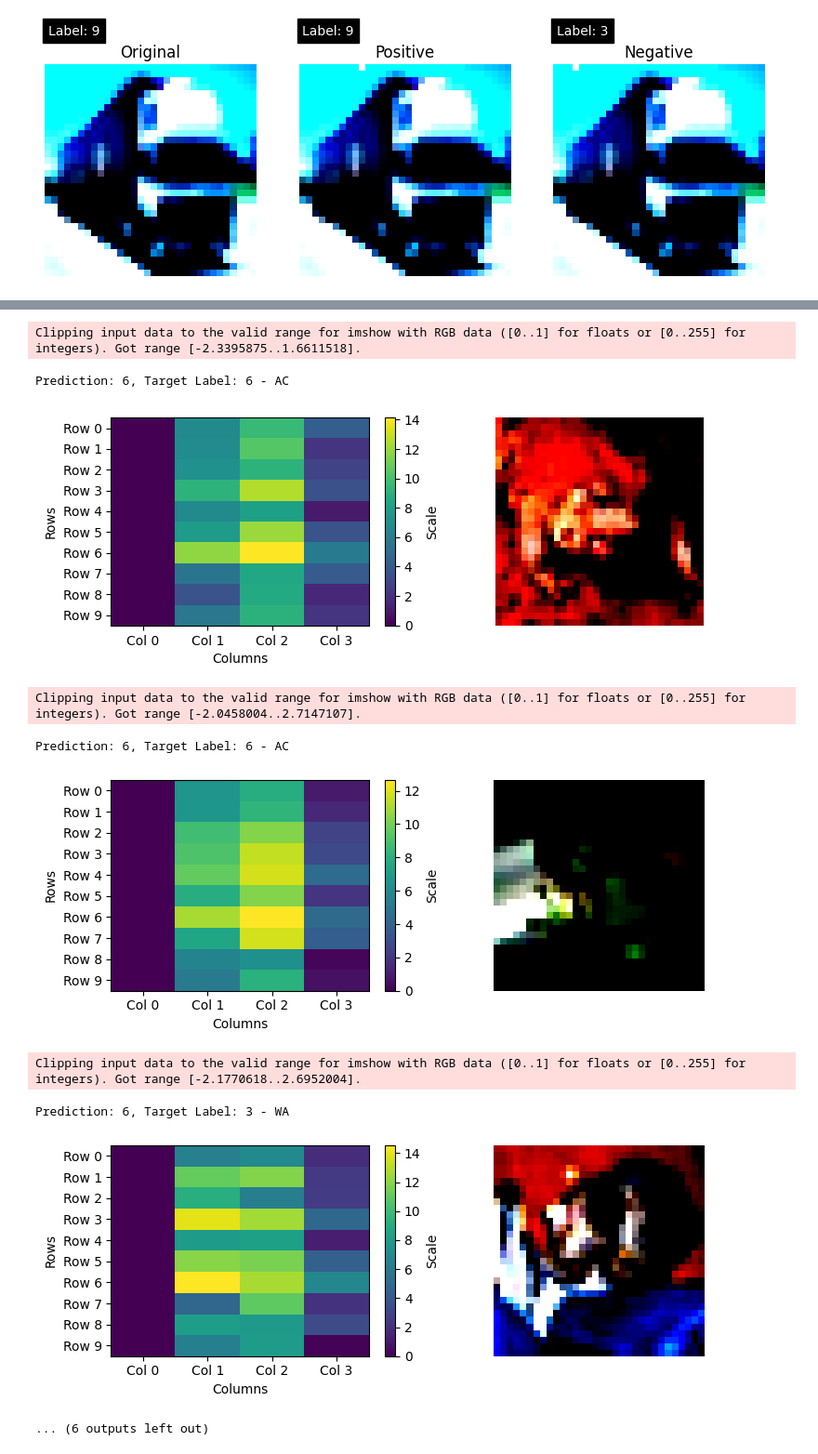
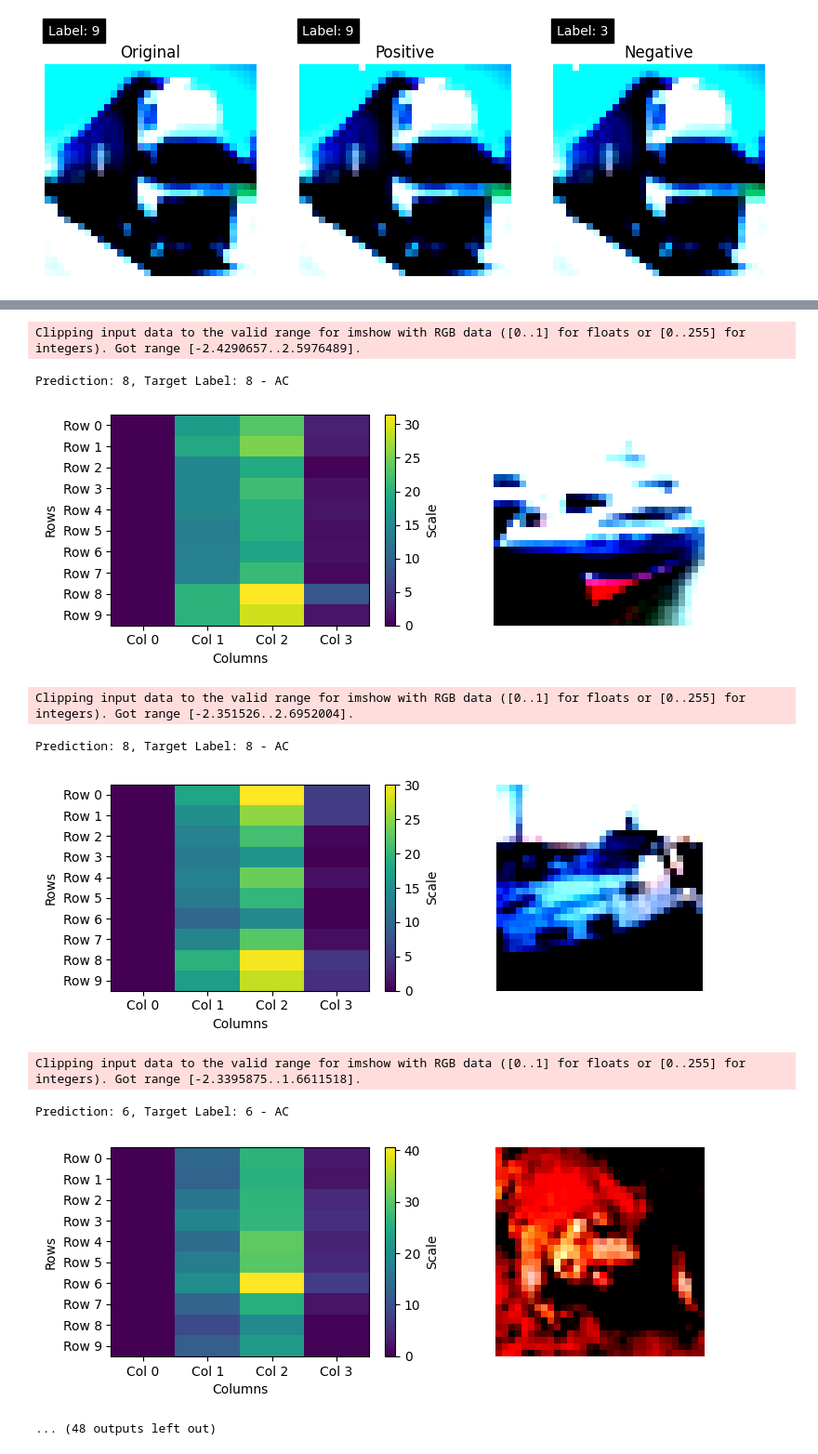
Before and after one commit to urashima0429/ForwardForwardTests, a Jupyter notebook: data/0_test.ipynb, the cells around one changed output, grey strips where cells are left out. Shown: that part at 93% size. Cells and saved outputs as stored; diff of their text form; code cells hidden in the pictures.

```diff
--- a/data/0_test.ipynb
+++ b/data/0_test.ipynb
@@ -261,7 +261,7 @@ class SupervisedFF(torch.nn.Module):
 # %%
 # settings
 batch_size = 512
-num_epochs = 30
+num_epochs = 40
 learning_rate = 0.01
 # %%
 # Load data
@@ -289,9 +289,9 @@ import copy
 # Sequential training
 ff_net_seq = SupervisedFF([
     nn.Flatten(),
-    FFLinear(height*width*num_channels, 256),
-    FFLinear(256, 256),
-    FFLinear(256, num_classes),
+    FFLinear(height*width*num_channels, 1024),
+    FFLinear(1024, 1024),
+    FFLinear(1024, num_classes),
 ])
 ff_net_seq = ff_net_seq.cuda()
 print(f'dataset={dataset}, learning_rate={learning_rate}, batch_size={batch_size}, num_epochs={num_epochs}\n')
@@ -510,7 +510,7 @@ incorrect_indices = torch.where(predicted_classes != test_targets)[0]
 
 print(f"{len(correct_indices)} / {len(test_data)} = {len(correct_indices) / len(test_data)}")
 
-indices_to_display = torch.cat([correct_indices[:3], incorrect_indices[:3]])
+indices_to_display = torch.cat([correct_indices[:10], incorrect_indices[:10]])
 for idx in indices_to_display:
     prediction = predicted_classes[idx].item()
     target = test_targets[idx].item()
@@ -555,10 +555,10 @@ Prediction: 8, Target Label: 8 - AC
-Clipping input data to the valid range for imshow with RGB data ([0..1] for floats or [0..255] for integers). Got range [-2.3395875..1.6611518].
+Clipping input data to the valid range for imshow with RGB data ([0..1] for floats or [0..255] for integers). Got range [-2.4290657..2.5976489].
-Prediction: 6, Target Label: 6 - AC
+Prediction: 8, Target Label: 8 - AC
-[figure, old version]
+[figure, new version]
-Clipping input data to the valid range for imshow with RGB data ([0..1] for floats or [0..255] for integers). Got range [-2.0458004..2.7147107].
+Clipping input data to the valid range for imshow with RGB data ([0..1] for floats or [0..255] for integers). Got range [-2.351526..2.6952004].
-Prediction: 6, Target Label: 6 - AC
+Prediction: 8, Target Label: 8 - AC
-[figure, old version]
+[figure, new version]
-Clipping input data to the valid range for imshow with RGB data ([0..1] for floats or [0..255] for integers). Got range [-2.1770618..2.6952004].
+Clipping input data to the valid range for imshow with RGB data ([0..1] for floats or [0..255] for integers). Got range [-2.3395875..1.6611518].
-Prediction: 6, Target Label: 3 - WA
+Prediction: 6, Target Label: 6 - AC
-[figure, old version]
+[figure, new version]
-... (6 outputs left out)
+... (48 outputs left out)
```
Also changed, not shown: parts of 4 cells of this notebook.
